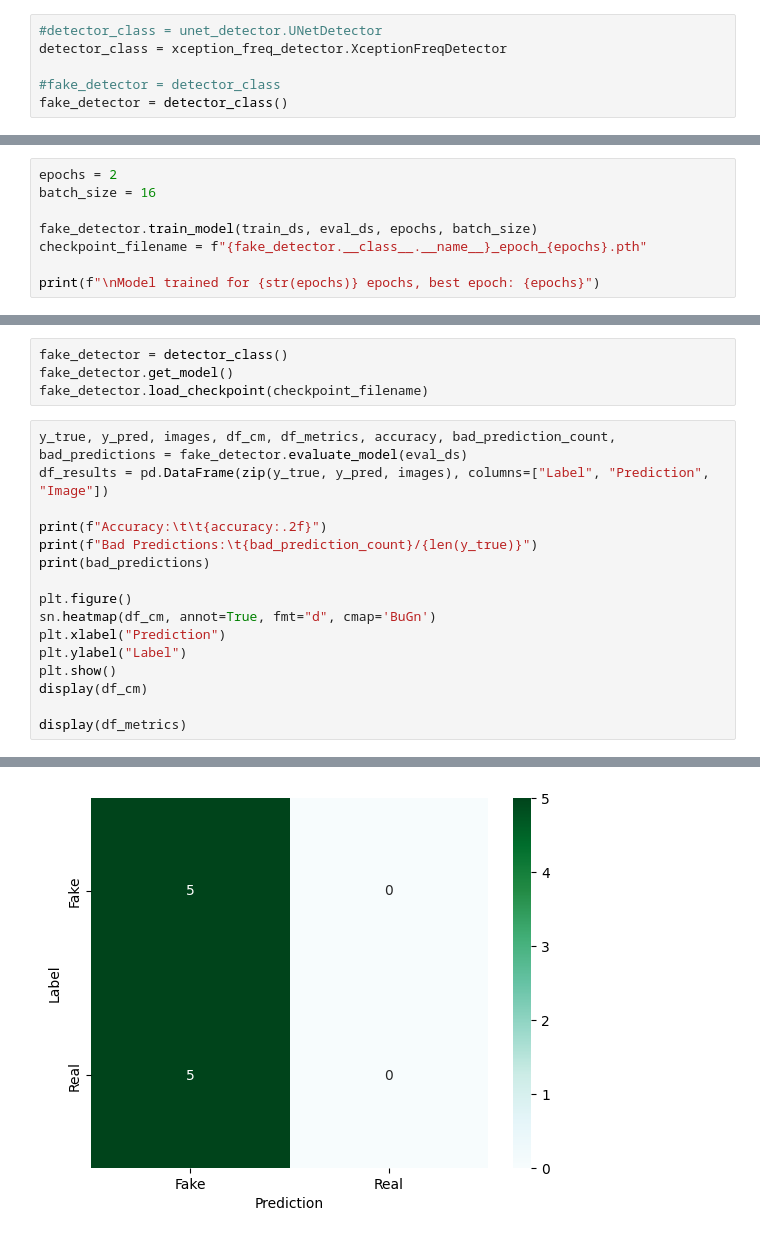
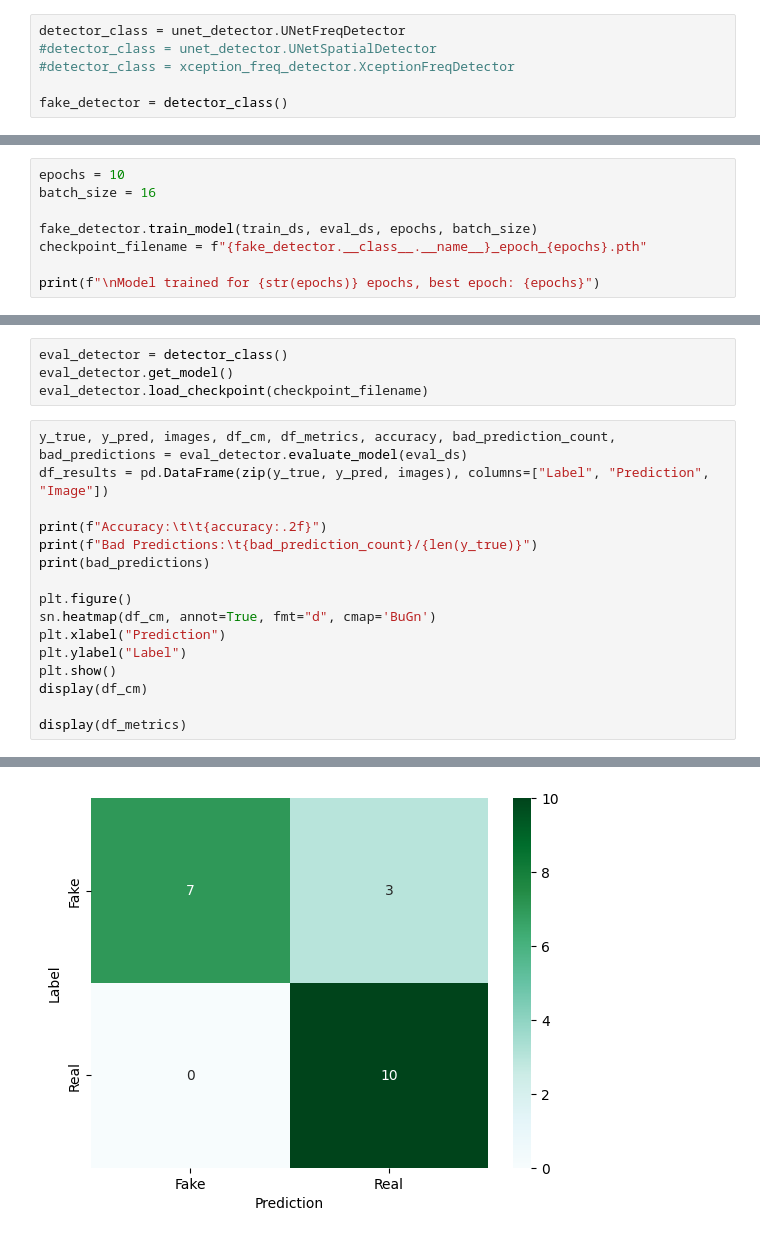
Before and after one commit to owleyes/car_images, a Jupyter notebook: detector_notebook.ipynb, the cells around one changed output, grey strips where cells are left out. Cells and saved outputs as stored; diff of their text form.

Commit message:
Added freq channel to UNet detector

```diff
--- a/detector_notebook.ipynb
+++ b/detector_notebook.ipynb
@@ -15,10 +17,10 @@ importlib.reload(data_loader)
 
 %matplotlib inline
 # %%
-#detector_class = unet_detector.UNetDetector
-detector_class = xception_freq_detector.XceptionFreqDetector
+detector_class = unet_detector.UNetFreqDetector
+#detector_class = unet_detector.UNetSpatialDetector
+#detector_class = xception_freq_detector.XceptionFreqDetector
 
-#fake_detector = detector_class
 fake_detector = detector_class()
 # %%
 dataset_loader = data_loader.CarDamageDatasetLoader()
@@ -74,7 +76,7 @@ TwoStreamXception(
   )
 )
 # %%
-epochs = 2
+epochs = 10
 batch_size = 16
 
 fake_detector.train_model(train_ds, eval_ds, epochs, batch_size)
@@ -104,9 +146,9 @@ Saved model to XceptionFreqDetector_epoch_2.pth
 # %%
-fake_detector = detector_class()
-fake_detector.get_model()
-fake_detector.load_checkpoint(checkpoint_filename)
+eval_detector = detector_class()
+eval_detector.get_model()
+eval_detector.load_checkpoint(checkpoint_filename)
 # %%
-y_true, y_pred, images, df_cm, df_metrics, accuracy, bad_prediction_count, bad_predictions = fake_detector.evaluate_model(eval_ds)
+y_true, y_pred, images, df_cm, df_metrics, accuracy, bad_prediction_count, bad_predictions = eval_detector.evaluate_model(eval_ds)
 df_results = pd.DataFrame(zip(y_true, y_pred, images), columns=["Label", "Prediction", "Image"])
 
 print(f"Accuracy:\t\t{accuracy:.2f}")
@@ -127,3 +169,3 @@ Bad Predictions:        0/10
 {}
-[figure, old version]
+[figure, new version]
 |  | Fake | Real |
```
Also changed, not shown: parts of 9 cells of this notebook, 5 other files.
